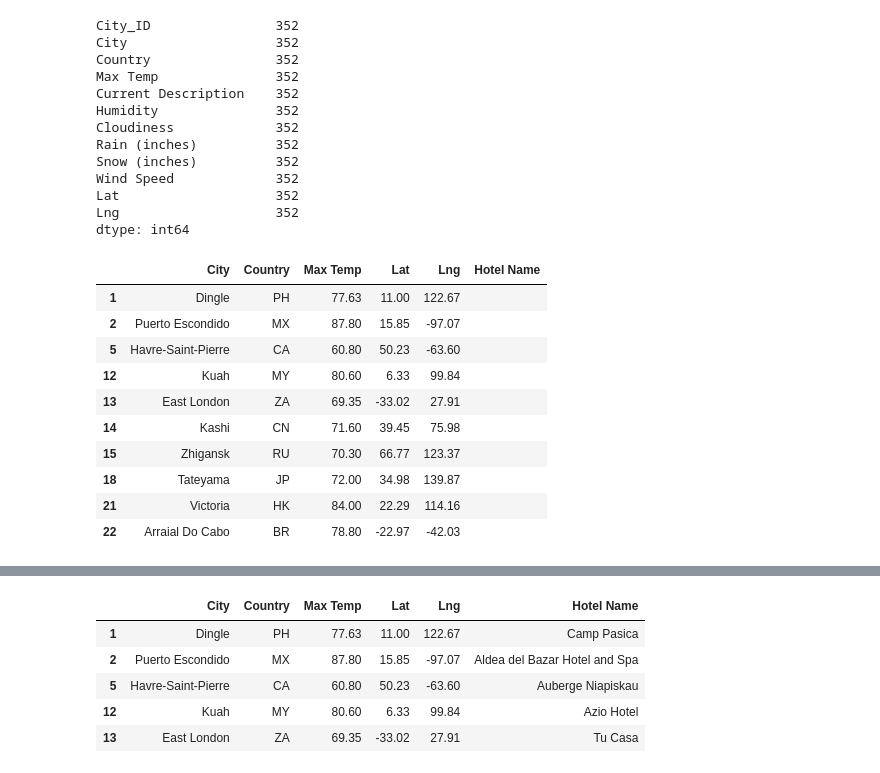
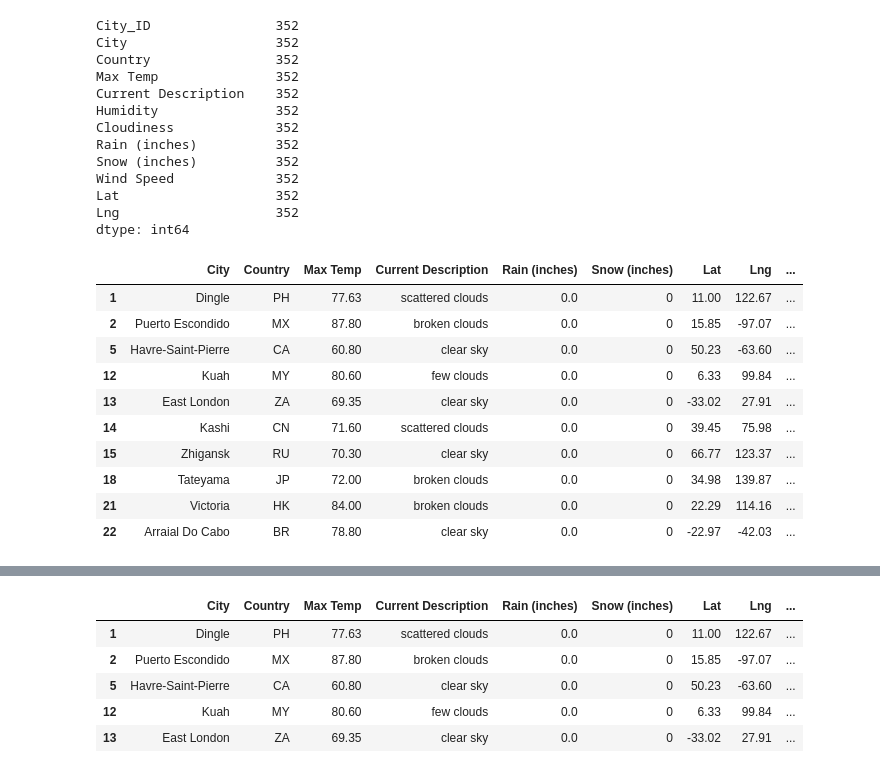
Before and after one commit to hemsmalli5/World_Weather_Analysis, a Jupyter notebook: Vacation_Search.ipynb, the cells around one changed output, grey strips where cells are left out. Cells and saved outputs as stored; diff of their text form; code cells hidden in the pictures.

```diff
--- a/Vacation_Search.ipynb
+++ b/Vacation_Search.ipynb
@@ -141,21 +141,21 @@ Lng                    352
 dtype: int64
 # %%
 # Create DataFrame called hotel_df to store hotel names along with city, country, max temp, and coordinates.
-hotel_df = filtered_cities_df[["City", "Country", "Max Temp", "Lat", "Lng"]].copy()
+hotel_df = filtered_cities_df[["City", "Country", "Max Temp", "Current Description", "Rain (inches)", "Snow (inches)", "Lat", "Lng"]].copy()
 hotel_df["Hotel Name"] = ""
 hotel_df.head(10)
 # %% [output]
-|  | City | Country | Max Temp | Lat | Lng | Hotel Name |
-| 1 | Dingle | PH | 77.63 | 11.00 | 122.67 |  |
-| 2 | Puerto Escondido | MX | 87.80 | 15.85 | -97.07 |  |
-| 5 | Havre-Saint-Pierre | CA | 60.80 | 50.23 | -63.60 |  |
-| 12 | Kuah | MY | 80.60 | 6.33 | 99.84 |  |
-| 13 | East London | ZA | 69.35 | -33.02 | 27.91 |  |
-| 14 | Kashi | CN | 71.60 | 39.45 | 75.98 |  |
-| 15 | Zhigansk | RU | 70.30 | 66.77 | 123.37 |  |
-| 18 | Tateyama | JP | 72.00 | 34.98 | 139.87 |  |
-| 21 | Victoria | HK | 84.00 | 22.29 | 114.16 |  |
-| 22 | Arraial Do Cabo | BR | 78.80 | -22.97 | -42.03 |  |
+|  | City | Country | Max Temp | Current Description | Rain (inches) | Snow (inches) | Lat | Lng | ... |
+| 1 | Dingle | PH | 77.63 | scattered clouds | 0.0 | 0 | 11.00 | 122.67 | ... |
+| 2 | Puerto Escondido | MX | 87.80 | broken clouds | 0.0 | 0 | 15.85 | -97.07 | ... |
+| 5 | Havre-Saint-Pierre | CA | 60.80 | clear sky | 0.0 | 0 | 50.23 | -63.60 | ... |
+| 12 | Kuah | MY | 80.60 | few clouds | 0.0 | 0 | 6.33 | 99.84 | ... |
+| 13 | East London | ZA | 69.35 | clear sky | 0.0 | 0 | -33.02 | 27.91 | ... |
+| 14 | Kashi | CN | 71.60 | scattered clouds | 0.0 | 0 | 39.45 | 75.98 | ... |
+| 15 | Zhigansk | RU | 70.30 | clear sky | 0.0 | 0 | 66.77 | 123.37 | ... |
+| 18 | Tateyama | JP | 72.00 | broken clouds | 0.0 | 0 | 34.98 | 139.87 | ... |
+| 21 | Victoria | HK | 84.00 | broken clouds | 0.0 | 0 | 22.29 | 114.16 | ... |
+| 22 | Arraial Do Cabo | BR | 78.80 | clear sky | 0.0 | 0 | -22.97 | -42.03 | ... |
 # %%
 # Set the parameters to search for a hotel.
 params = {
@@ -202,12 +202,12 @@ Hotel not found.. skipping
 # %%
 hotel_df.head()
 # %% [output]
-|  | City | Country | Max Temp | Lat | Lng | Hotel Name |
-| 1 | Dingle | PH | 77.63 | 11.00 | 122.67 | Camp Pasica |
-| 2 | Puerto Escondido | MX | 87.80 | 15.85 | -97.07 | Aldea del Bazar Hotel and Spa |
-| 5 | Havre-Saint-Pierre | CA | 60.80 | 50.23 | -63.60 | Auberge Niapiskau |
-| 12 | Kuah | MY | 80.60 | 6.33 | 99.84 | Azio Hotel |
-| 13 | East London | ZA | 69.35 | -33.02 | 27.91 | Tu Casa |
+|  | City | Country | Max Temp | Current Description | Rain (inches) | Snow (inches) | Lat | Lng | ... |
+| 1 | Dingle | PH | 77.63 | scattered clouds | 0.0 | 0 | 11.00 | 122.67 | ... |
+| 2 | Puerto Escondido | MX | 87.80 | broken clouds | 0.0 | 0 | 15.85 | -97.07 | ... |
+| 5 | Havre-Saint-Pierre | CA | 60.80 | clear sky | 0.0 | 0 | 50.23 | -63.60 | ... |
+| 12 | Kuah | MY | 80.60 | few clouds | 0.0 | 0 | 6.33 | 99.84 | ... |
+| 13 | East London | ZA | 69.35 | clear sky | 0.0 | 0 | -33.02 | 27.91 | ... |
 # %%
 # Create the output file (CSV)
 output_data_file = "data/WeatherPy_vacation.csv"
```
Also changed, not shown: parts of 2 cells of this notebook, 3 other files.
